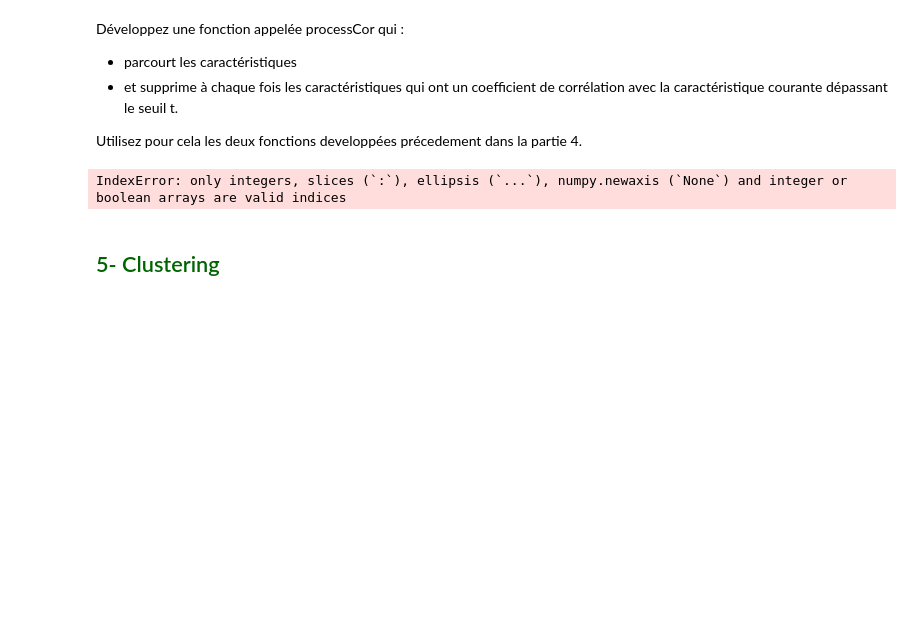
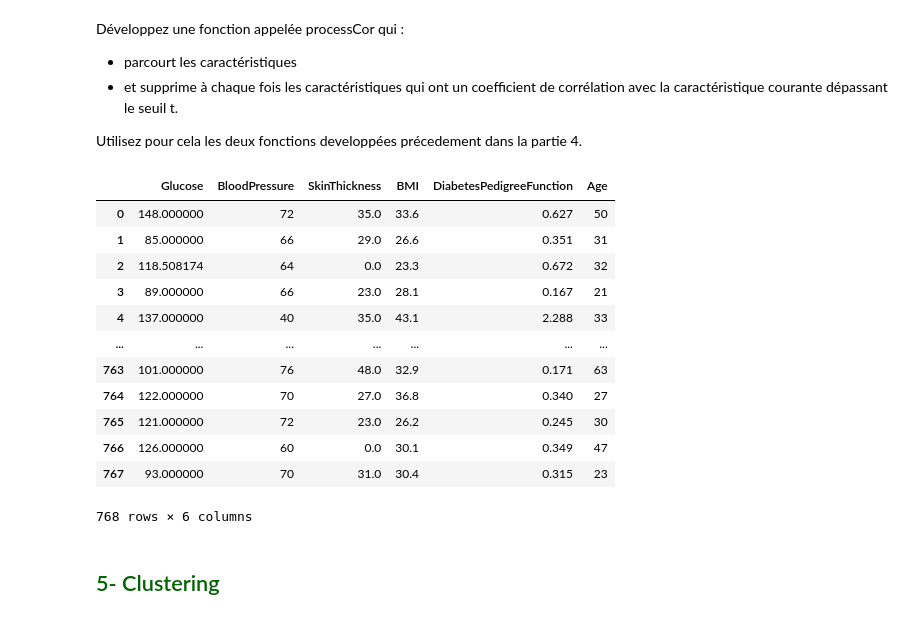
Before and after one commit to Andraaz/MachineLearningIntroduction, a Jupyter notebook: p6-project/Projet/sujet_projet.ipynb, the cells around one changed output. Cells and saved outputs as stored; diff of their text form; code cells hidden in the pictures; blank space fills up the shorter version.

```diff
--- a/p6-project/Projet/sujet_projet.ipynb
+++ b/p6-project/Projet/sujet_projet.ipynb
@@ -181,7 +181,8 @@ def spearman(df, t: float):
 
         # Ajout des résultats à la table de corrélation
         if corr > t:
-            corr_table.append([col1, col2, corr])
+            index = df.columns.get_loc(col1)
+            corr_table.append([col1, col2, corr, index])
 
     return corr_table
 # %%
@@ -226,12 +225,29 @@ un coefficient de corrélation avec la caractéristique courante dépassant le s
 Utilisez pour cela les deux fonctions developpées précedement dans la partie 4.
 # %%
 def processCor(df: pd.DataFrame, t: float):
-  return removeIndices(df, spearman(df, t))
+  tableSpearman = spearman(df, t)
+
+  for column_name in tableSpearman:
+    df = removeIndices(df, column_name[3])
+
+  return df
 # %%
-test = processCor(df_diabetes[0], 0.3)
+test = processCor(df_diabetes[0], 0.5)
 test
 # %% [output]
+|  | Glucose | BloodPressure | SkinThickness | BMI | DiabetesPedigreeFunction | Age |
+| 0 | 148.000000 | 72 | 35.0 | 33.6 | 0.627 | 50 |
+| 1 | 85.000000 | 66 | 29.0 | 26.6 | 0.351 | 31 |
+| 2 | 118.508174 | 64 | 0.0 | 23.3 | 0.672 | 32 |
+| 3 | 89.000000 | 66 | 23.0 | 28.1 | 0.167 | 21 |
+| 4 | 137.000000 | 40 | 35.0 | 43.1 | 2.288 | 33 |
+| ... | ... | ... | ... | ... | ... | ... |
+| 763 | 101.000000 | 76 | 48.0 | 32.9 | 0.171 | 63 |
+| 764 | 122.000000 | 70 | 27.0 | 36.8 | 0.340 | 27 |
+| 765 | 121.000000 | 72 | 23.0 | 26.2 | 0.245 | 30 |
+| 766 | 126.000000 | 60 | 0.0 | 30.1 | 0.349 | 47 |
+| 767 | 93.000000 | 70 | 31.0 | 30.4 | 0.315 | 23 |
-IndexError: only integers, slices (`:`), ellipsis (`...`), numpy.newaxis (`None`) and integer or boolean arrays are valid indices
+768 rows × 6 columns
 # %% [markdown]
 ## <font color = "darkgreen">5- Clustering </font>
 # %% [markdown]
```
Also changed, not shown: parts of 6 cells of this notebook.
